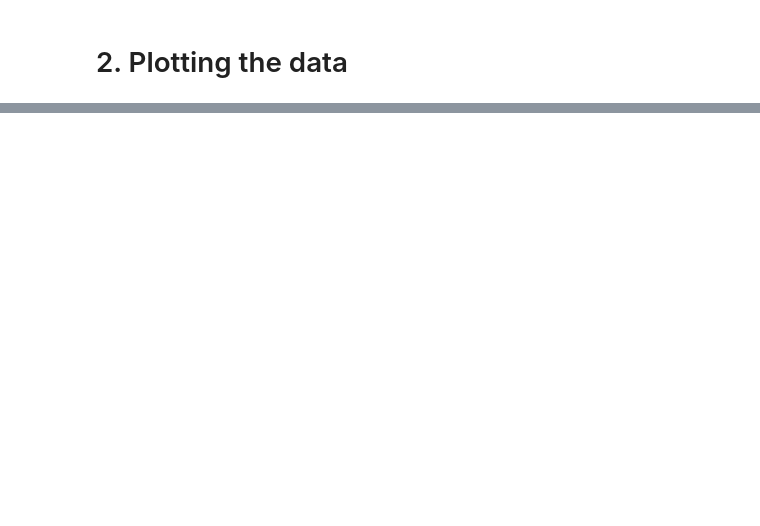
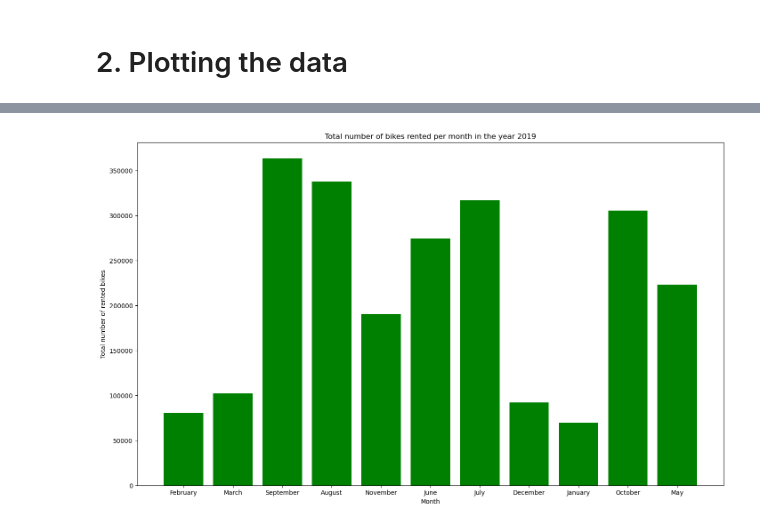
Before and after one commit to JuliusScheuerer/AA_Team_12_Assignment, a Jupyter notebook: AA_Team_12_Code.ipynb, the cells around one changed output, grey strips where cells are left out. Drawn from its saved outputs; the diff is of its cells as text; code cells hidden in the pictures; blank space fills up the shorter version.

```diff
--- a/AA_Team_12_Code.ipynb
+++ b/AA_Team_12_Code.ipynb
@@ -632,0 +675,17 @@ trip_data_website.head(1)
+# %%
+#Fleet usage during the year 2019 (How many bikes were rented per month during the year 2019?)
+
+months = trip_data_website['start_time'].dt.month_name()
+flusage_months = months.groupby(months).size().reset_index(name='counts')
+flusage_months = flusage_months.reindex([3,7,11,1,9,6,5,2,4,10,9,8])
+
+fig = plt.figure(figsize=(17,10))
+
+plt.title('Total number of bikes rented per month in the year 2019')
+plt.xlabel('Month')
+plt.ylabel('Total number of rented bikes')
+plt.bar(flusage_months['start_time'], flusage_months['counts'], color='g')
+
+plt.show()
+# %% [output]
+[figure, added]
```
Also changed, not shown: parts of 12 cells of this notebook.
